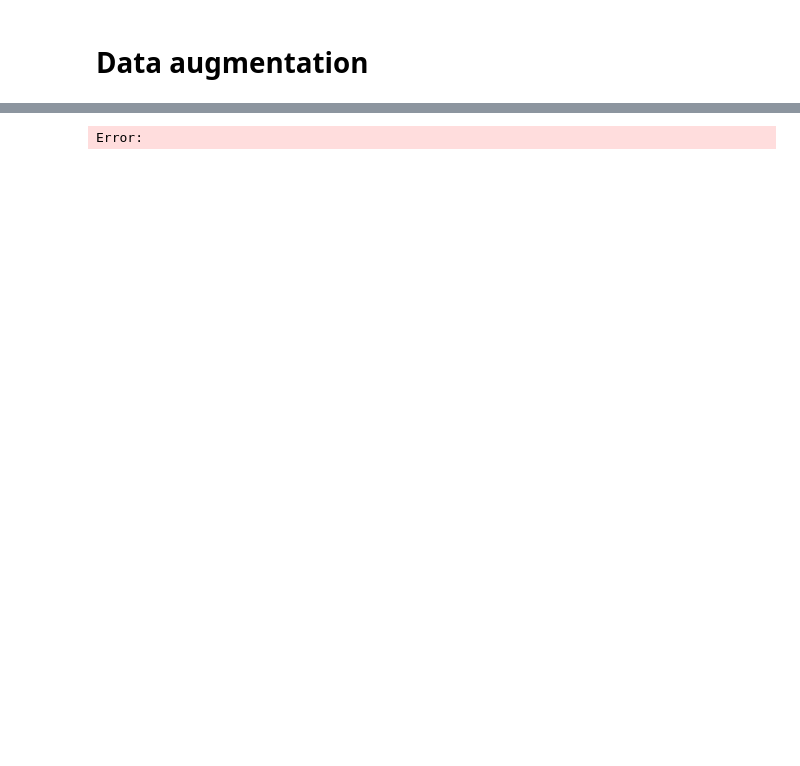
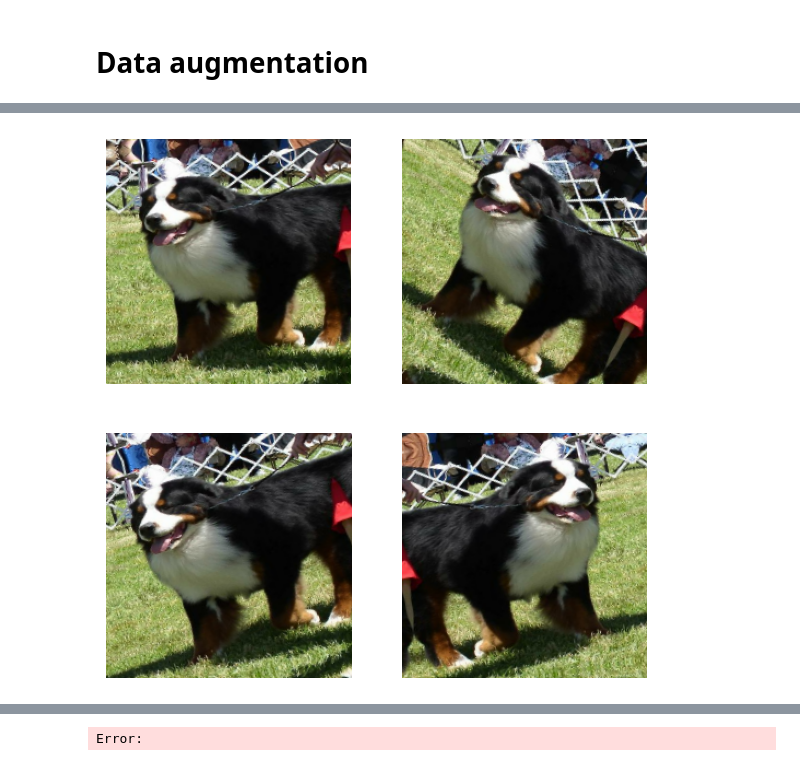
Before and after one commit to CYaiche/dog_breed_classification, a Jupyter notebook: model.ipynb, the cells around one changed output, grey strips where cells are left out. Cells and saved outputs as stored; diff of their text form; code cells hidden in the pictures; blank space fills up the shorter version.

```diff
--- a/model.ipynb
+++ b/model.ipynb
@@ -113,0 +164,18 @@ Error:
+# %%
+data_augmentation = tf.keras.Sequential(
+    [
+            tf.keras.layers.RandomFlip("horizontal"),
+            tf.keras.layers.RandomRotation(0.1)
+
+    ]
+)
+# %%
+
+plt.figure(figsize=(7, 7))
+for images, labels in train_ds.take(1):
+    for i in range(4):
+        augmented_images = data_augmentation(images, training=True)
+        ax = plt.subplot(2, 2, i + 1)
+        plt.imshow(augmented_images[0].numpy().astype("uint8"))
+        plt.axis("off")
+# %% [output]
@@ -113,0 +199 @@ Error:
+[figure, added]
```
Also changed, not shown: parts of 42 cells of this notebook.
